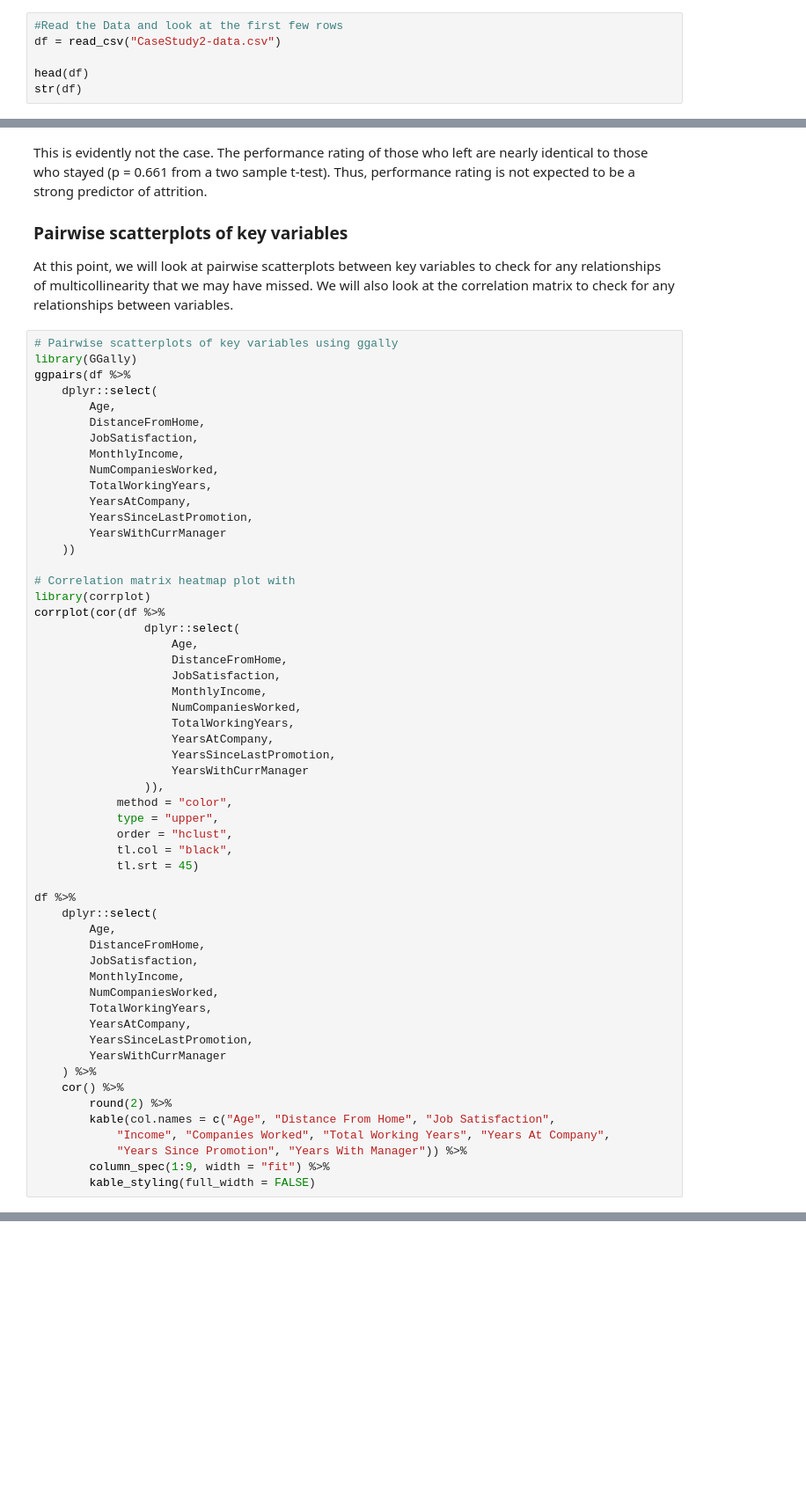
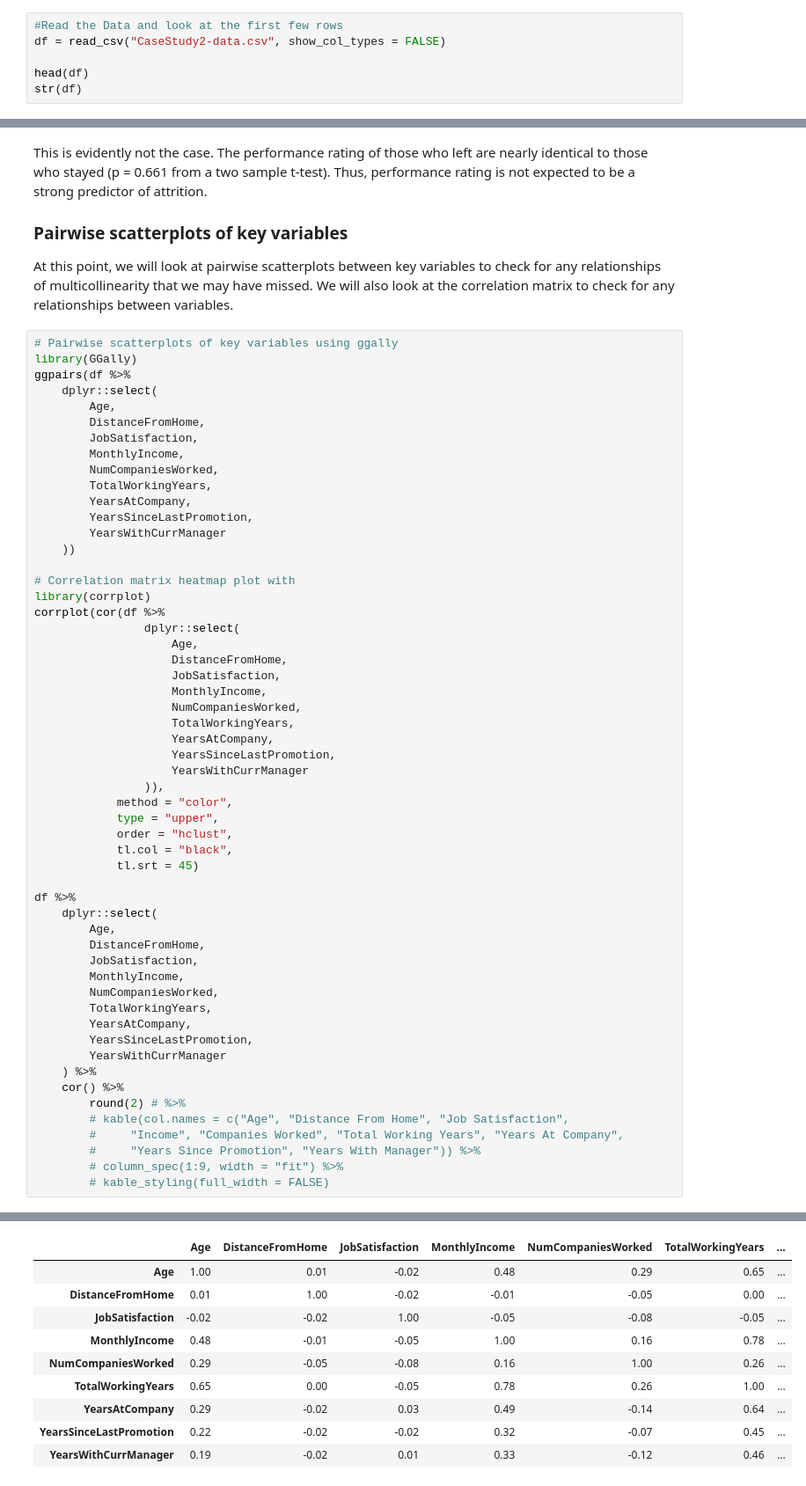
Before and after one commit to NickSager/NickSager.github.io, a Jupyter notebook: assets/jupyter/CaseStudy2DDS.ipynb, the cells around one changed output, grey strips where cells are left out. Shown at 88% size. Saved outputs shown, nothing was run; the diff lists cells and outputs as text; blank space fills up the shorter version.

Commit message:
Add employment case study

```diff
--- a/assets/jupyter/CaseStudy2DDS.ipynb
+++ b/assets/jupyter/CaseStudy2DDS.ipynb
@@ -32,7 +50,7 @@ For a video presentation of this analysis, please see: [Video Presentation](http
 The dataset is a collection of existing employee data provided by DDSAnalytics, which advises primarily Fortune 100 companies. It contains 870 records of 31 variables for each employee. Variables measured include, but are not limited to, job title and department, salary information, satisfaction with various aspects, and whether or not the employee left. We additionally have testing datasets which have Attrition or Salary information withheld which will be used to evaluate the models.
 # %%
 #Read the Data and look at the first few rows
-df = read_csv("CaseStudy2-data.csv")
+df = read_csv("CaseStudy2-data.csv", show_col_types = FALSE)
 
 head(df)
 str(df)
@@ -822,12 +755,12 @@ df %>%
         YearsWithCurrManager
     ) %>%
     cor() %>%
-        round(2) %>%
-        kable(col.names = c("Age", "Distance From Home", "Job Satisfaction",
-            "Income", "Companies Worked", "Total Working Years", "Years At Company",
-            "Years Since Promotion", "Years With Manager")) %>%
-        column_spec(1:9, width = "fit") %>%
-        kable_styling(full_width = FALSE)
+        round(2) # %>%
+        # kable(col.names = c("Age", "Distance From Home", "Job Satisfaction",
+        #     "Income", "Companies Worked", "Total Working Years", "Years At Company",
+        #     "Years Since Promotion", "Years With Manager")) %>%
+        # column_spec(1:9, width = "fit") %>%
+        # kable_styling(full_width = FALSE)
 # %% [output]
 Registered S3 method overwritten by 'GGally':
   method from
@@ -855,3 +772,13 @@ corrplot 0.92 loaded
+|  | Age | DistanceFromHome | JobSatisfaction | MonthlyIncome | NumCompaniesWorked | TotalWorkingYears | ... |
+| Age | 1.00 | 0.01 | -0.02 | 0.48 | 0.29 | 0.65 | ... |
+| DistanceFromHome | 0.01 | 1.00 | -0.02 | -0.01 | -0.05 | 0.00 | ... |
+| JobSatisfaction | -0.02 | -0.02 | 1.00 | -0.05 | -0.08 | -0.05 | ... |
+| MonthlyIncome | 0.48 | -0.01 | -0.05 | 1.00 | 0.16 | 0.78 | ... |
+| NumCompaniesWorked | 0.29 | -0.05 | -0.08 | 0.16 | 1.00 | 0.26 | ... |
+| TotalWorkingYears | 0.65 | 0.00 | -0.05 | 0.78 | 0.26 | 1.00 | ... |
+| YearsAtCompany | 0.29 | -0.02 | 0.03 | 0.49 | -0.14 | 0.64 | ... |
+| YearsSinceLastPromotion | 0.22 | -0.02 | -0.02 | 0.32 | -0.07 | 0.45 | ... |
+| YearsWithCurrManager | 0.19 | -0.02 | 0.01 | 0.33 | -0.12 | 0.46 | ... |
 [figure]
 # %% [markdown]
 From the pairwise scatterplots and correlation matrix, we can see some variables that are highly correlated with each other. For example, there appear to be relationships between TotalWorkingYears, YearsAtCompany, and YearsWithCurrManager. We will consider removing YearsAtCompany and YearsWithCurrManager from the model to avoid multicollinearity. Monthly Income appears somewhat correlated with YearsAtCompany and Age, which does make sense and will likely be useful in modelling salary.
```
Also changed, not shown: parts of 16 cells of this notebook, 3 other files.
